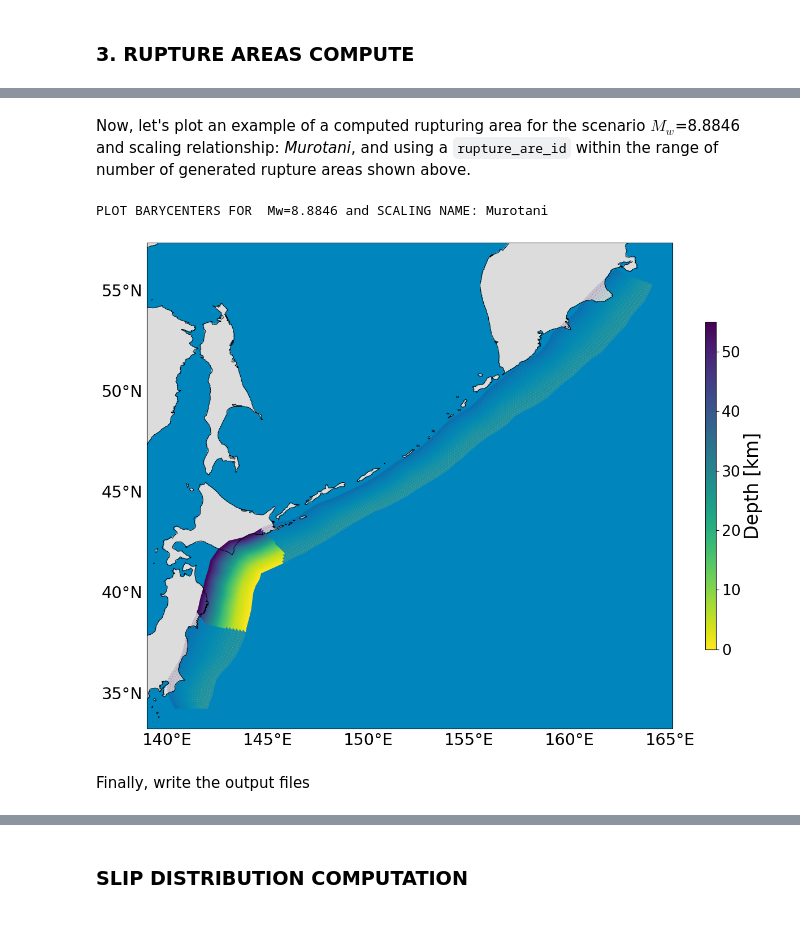
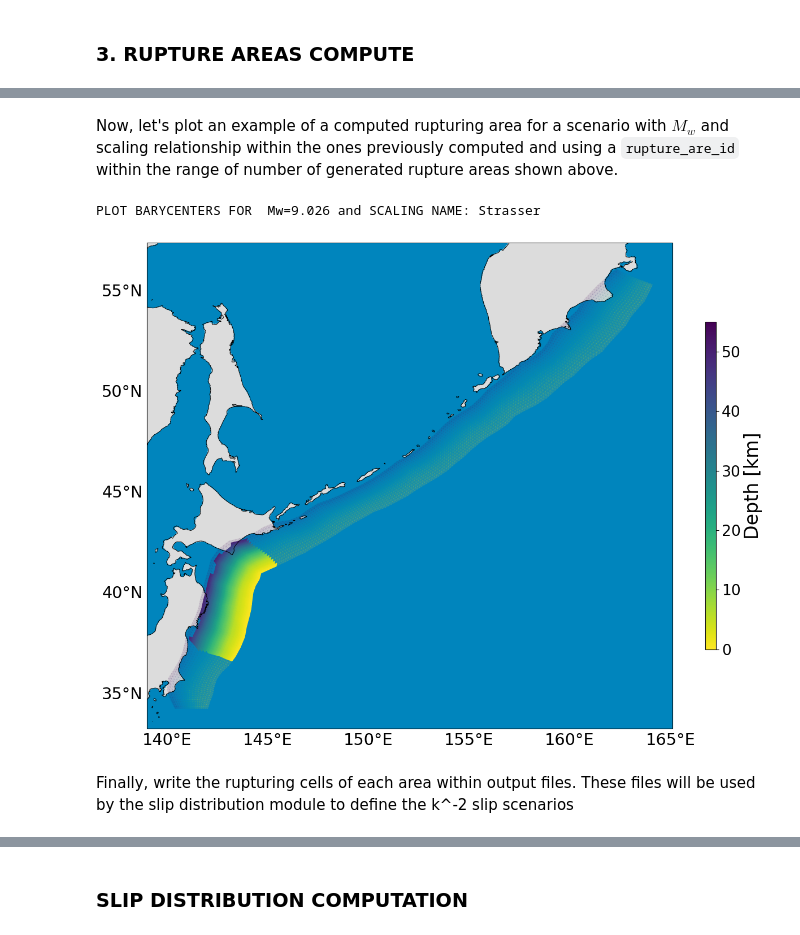
Before and after one commit to antonioscalaunina/pyANTI-FASc, a Jupyter notebook: bin/antifasc_main.ipynb, the cells around one changed output, grey strips where cells are left out. Cells and saved outputs as stored; diff of their text form; code cells hidden in the pictures.

```diff
--- a/bin/antifasc_main.ipynb
+++ b/bin/antifasc_main.ipynb
@@ -146,27 +137,27 @@ Mw=9.1419, Name scaling: Strasser, N=25, N_all=25
 # %% [markdown]
-Now, let's plot an example of a computed rupturing area for the scenario $M_w$=8.8846 and scaling relationship: *Murotani*, and using a `rupture_are_id` within the range of number of generated rupture areas shown above.
+Now, let's plot an example of a computed rupturing area for a scenario with $M_w$ and scaling relationship within the ones  previously computed and using a `rupture_are_id` within the range of number of generated rupture areas shown above.
 # %%
 #plot barycenters for the specified combination of Mw and scaling name
-Mw=8.8846
-scaling='Murotani'
-Rupture_area_id=3
+Mw=9.0260
+scaling='Strasser'
+Rupture_area_id=1
 
 print(f'PLOT BARYCENTERS FOR  Mw={Mw} and SCALING NAME: {scaling}')
 
 fig = plt.figure(figsize=(15, 15))
 subplots=111
 #generate default basemap
 fig,ax=Slab_obj.plot_basemap(fig,subplots)
 
 
 #plot rupturing area
 Slab_obj.plot_rupture_area(Mw,scaling,Rupture_area_id,ax,fig,True)
 #Slab_obj.plot_boundary(ax)
 # %% [output]
-PLOT BARYCENTERS FOR  Mw=8.8846 and SCALING NAME: Murotani
+PLOT BARYCENTERS FOR  Mw=9.026 and SCALING NAME: Strasser
-[figure, old version]
+[figure, new version]
 # %% [markdown]
-Finally, write the output files
+Finally, write the rupturing cells of each area within output files. These files will be used by the slip distribution module to define the k^-2 slip scenarios
 # %%
 #Write Output
 Slab_obj.write_output_rupture_areas()
```
Also changed, not shown: parts of 18 cells of this notebook.
